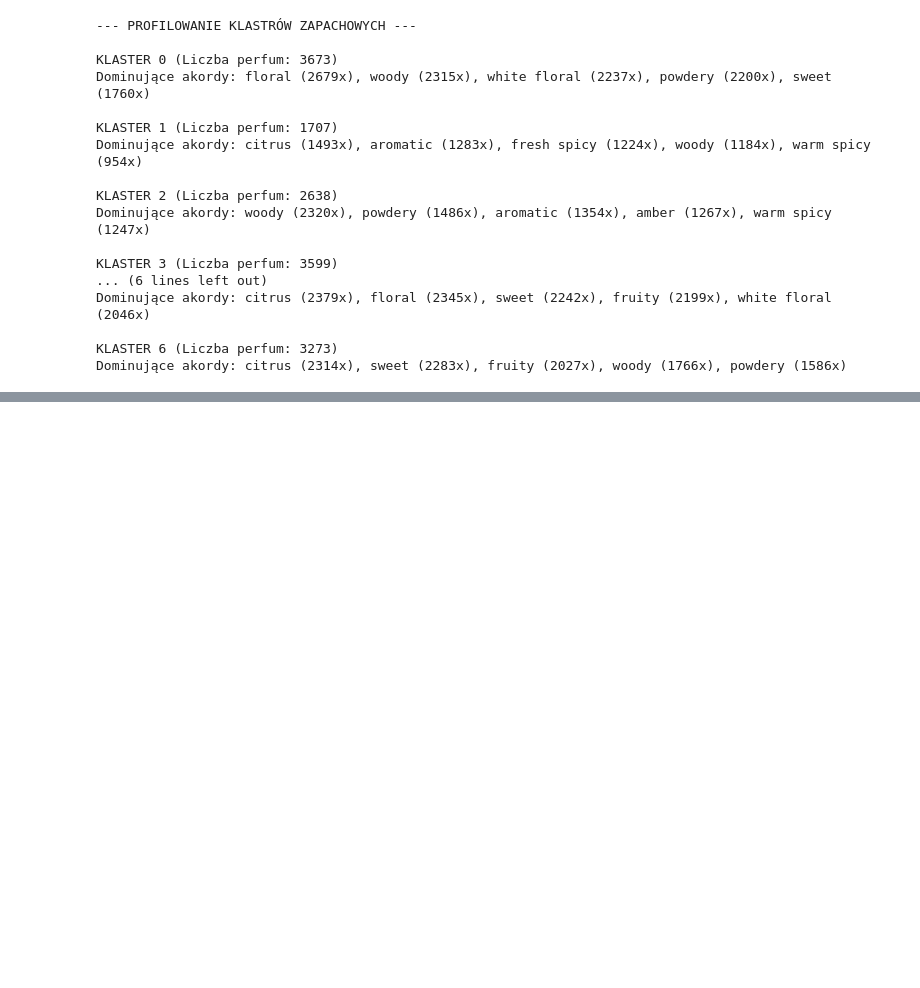
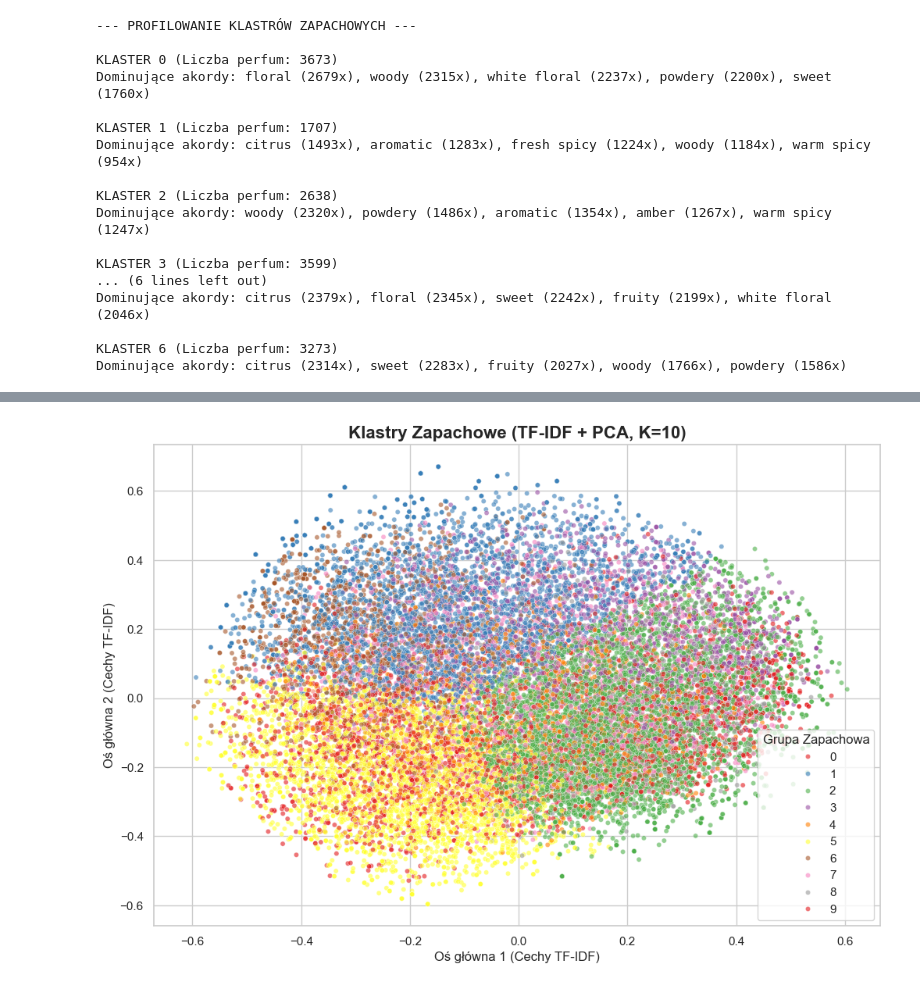
Before and after one commit to adamdobrogowski/semantic-perfume-search-app, a Jupyter notebook: data_modeling_and_nlp.ipynb, the cells around one changed output, grey strips where cells are left out. Cells and saved outputs as stored; diff of their text form; code cells hidden in the pictures; blank space fills up the shorter version.

Commit message:
zakonczenie Milestone 1: stworzenie modeli, macierzy nastrojów, klasyfikatora płci i pełnej bazy perfum

```diff
--- a/data_modeling_and_nlp.ipynb
+++ b/data_modeling_and_nlp.ipynb
@@ -220,4 +220,77 @@ Dominujące akordy: citrus (2379x), floral (2345x), sweet (2242x), fruity (2199x
 KLASTER 6 (Liczba perfum: 3273)
 Dominujące akordy: citrus (2314x), sweet (2283x), fruity (2027x), woody (1766x), powdery (1586x)
 # %%
-# zaimplementować TfidfVectorizer jako filtr wagowy dla akordów
+from sklearn.feature_extraction.text import TfidfVectorizer
+from sklearn.cluster import KMeans
+from sklearn.metrics import silhouette_score
+from sklearn.decomposition import PCA
+from collections import Counter
+import matplotlib.pyplot as plt
+import seaborn as sns
+import warnings
+
+warnings.filterwarnings("ignore")
+
+print("WEKTORYZACJA TF-IDF")
+def accord_tokenizer(text):
+    return [tag.strip() for tag in text.split(',') if tag.strip()]
+
+tfidf_vectorizer = TfidfVectorizer(tokenizer=accord_tokenizer, lowercase=True)
+X_tfidf = tfidf_vectorizer.fit_transform(df_modeling['Clean_Accords'].fillna(""))
+X_dense = X_tfidf.toarray()
+
+print(f"Wygenerowano macierz TF-IDF o wymiarach: {X_dense.shape[0]} perfum x {X_dense.shape[1]} unikalnych akordów.")
+
+print("\nOPTYMALIZACJA K-MEANS (SILHOUETTE)")
+k_values = range(2, 11)
+silhouette_scores = []
+
+for k in k_values:
+    kmeans_temp = KMeans(n_clusters=k, random_state=42, n_init="auto")
+    labels_temp = kmeans_temp.fit_predict(X_dense)
+    score = silhouette_score(X_dense, labels_temp)
+    silhouette_scores.append(score)
+    print(f"Dla K={k} -> Silhouette Score: {score:.4f}")
+
+best_k_idx = silhouette_scores.index(max(silhouette_scores))
+best_k = k_values[best_k_idx]
+print(f"\nWybrano K={best_k} jako optymalną liczbę klastrów zapachowych.")
+
+print("\nTRENOWANIE DOCELOWE I REDUKCJA PCA")
+final_kmeans = KMeans(n_clusters=best_k, random_state=42, n_init="auto")
+df_modeling['Cluster_ID'] = final_kmeans.fit_predict(X_dense)
+
+pca = PCA(n_components=2, random_state=42)
+X_pca = pca.fit_transform(X_dense)
+df_modeling['PCA_X'] = X_pca[:, 0]
+df_modeling['PCA_Y'] = X_pca[:, 1]
+
+print("\nPROFILE ZAPACHOWE KLASTRÓW")
+unique_clusters = sorted(df_modeling['Cluster_ID'].unique())
+for cluster_num in unique_clusters:
+    cluster_data = df_modeling[df_modeling['Cluster_ID'] == cluster_num]['Clean_Accords']
+    all_accords = []
+    for accords_string in cluster_data.dropna():
+        accords = [a.strip().lower() for a in accords_string.split(',')]
+        all_accords.extend(accords)
+
+    top_accords = Counter(all_accords).most_common(5)
+    tags = [f"{accord} ({count}x)" for accord, count in top_accords]
+    print(f"KLASTER {cluster_num}: {', '.join(tags)}")
+
+plt.figure(figsize=(12, 8))
+sns.set_theme(style="whitegrid")
+sns.scatterplot(
+    x=df_modeling['PCA_X'],
+    y=df_modeling['PCA_Y'],
+    hue=df_modeling['Cluster_ID'],
+    palette='Set1',
+    alpha=0.6,
+    s=20
+)
+plt.title(f'Klastry Zapachowe (TF-IDF + PCA, K={best_k})', fontsize=16, fontweight='bold')
+plt.xlabel('Oś główna 1 (Cechy TF-IDF)')
+plt.ylabel('Oś główna 2 (Cechy TF-IDF)')
+plt.legend(title='Grupa Zapachowa')
+plt.show()
+# %% [output]
@@ -223,0 +314 @@ Dominujące akordy: citrus (2314x), sweet (2283x), fruity (2027x), woody (1766x)
+[figure, added]
```
Also changed, not shown: parts of 7 cells of this notebook, 1 other file.
